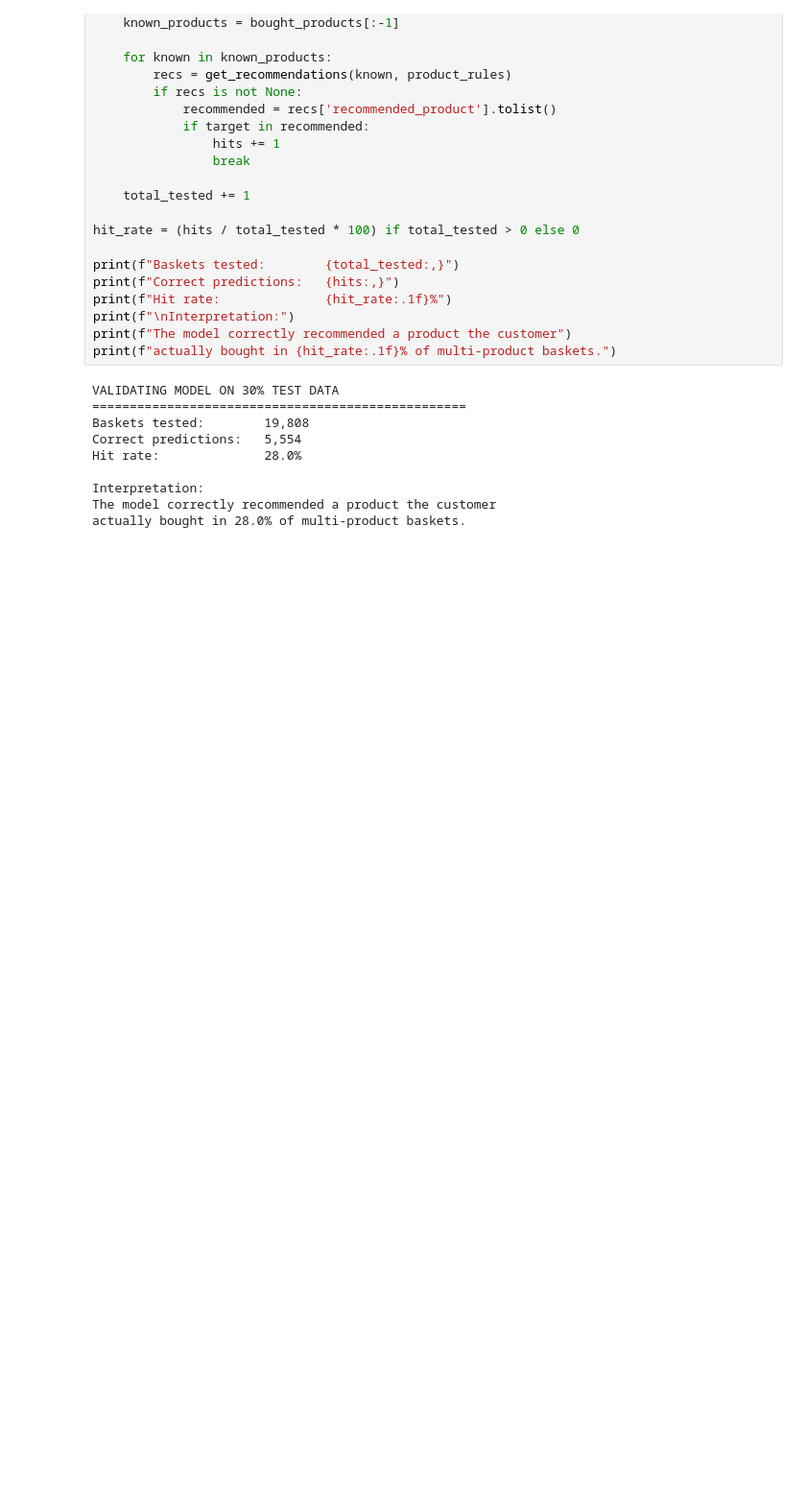
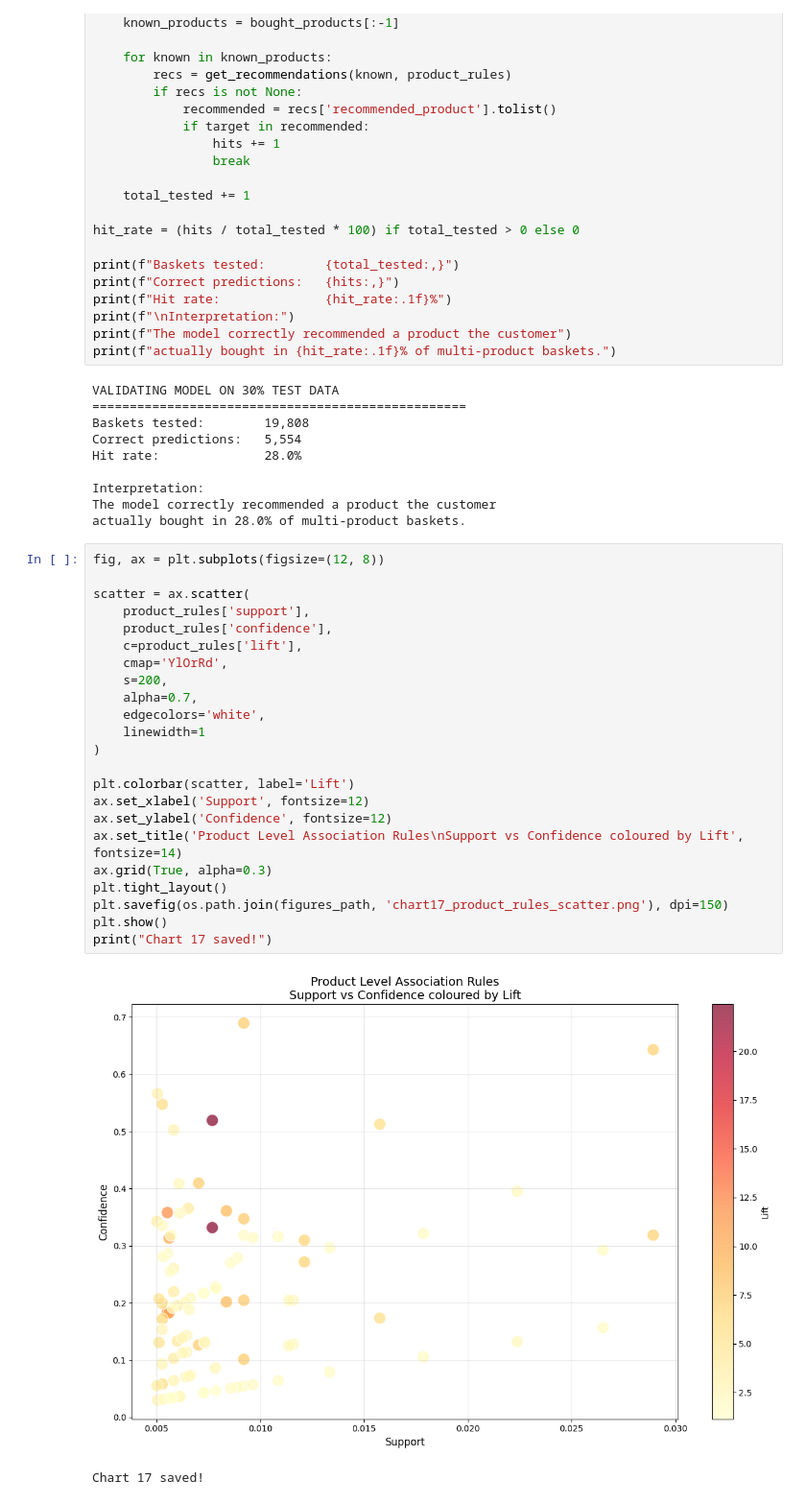
Before and after one commit to samekshya/product-placement-optimization, a Jupyter notebook: notebooks/09_ml_recommendation.ipynb, the cells around one changed output. Shown at 96% size. Drawn from its saved outputs; the diff is of its cells as text; blank space fills up the shorter version.

Commit message:
add product rules scatter chart17 shows lift 22.41 as strongest rule

```diff
--- a/notebooks/09_ml_recommendation.ipynb
+++ b/notebooks/09_ml_recommendation.ipynb
@@ -313,3 +313,29 @@ Hit rate:              28.0%
 Interpretation:
 The model correctly recommended a product the customer
 actually bought in 28.0% of multi-product baskets.
+# %%
+fig, ax = plt.subplots(figsize=(12, 8))
+
+scatter = ax.scatter(
+    product_rules['support'],
+    product_rules['confidence'],
+    c=product_rules['lift'],
+    cmap='YlOrRd',
+    s=200,
+    alpha=0.7,
+    edgecolors='white',
+    linewidth=1
+)
+
+plt.colorbar(scatter, label='Lift')
+ax.set_xlabel('Support', fontsize=12)
+ax.set_ylabel('Confidence', fontsize=12)
+ax.set_title('Product Level Association Rules\nSupport vs Confidence coloured by Lift', fontsize=14)
+ax.grid(True, alpha=0.3)
+plt.tight_layout()
+plt.savefig(os.path.join(figures_path, 'chart17_product_rules_scatter.png'), dpi=150)
+plt.show()
+print("Chart 17 saved!")
+# %% [output]
+[figure, added]
+Chart 17 saved!
```
